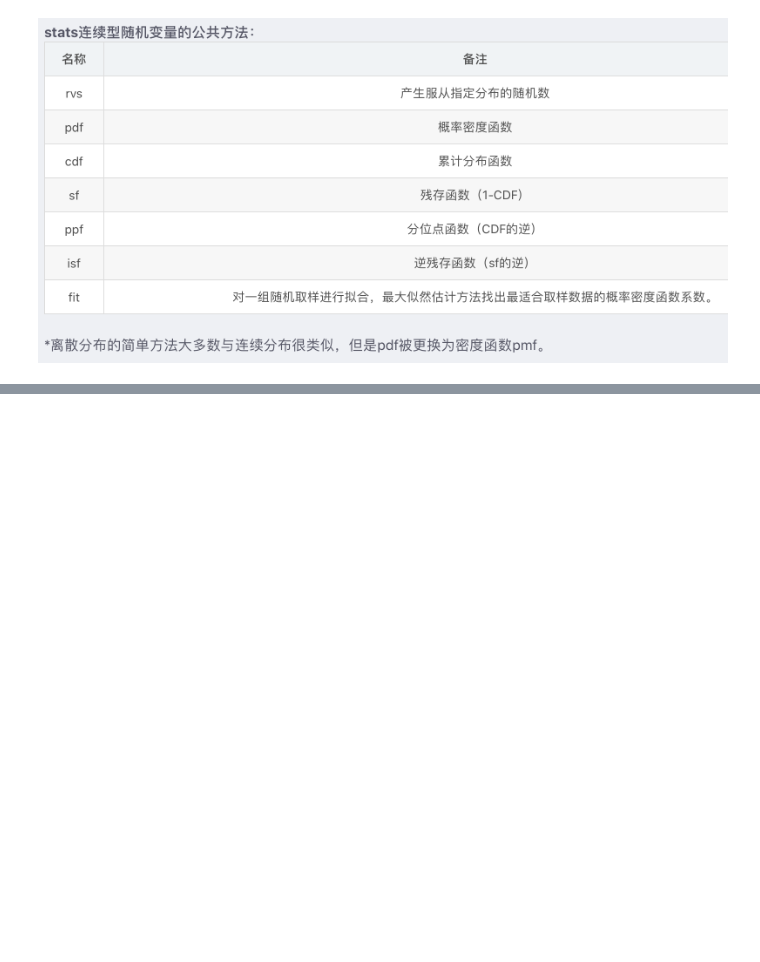
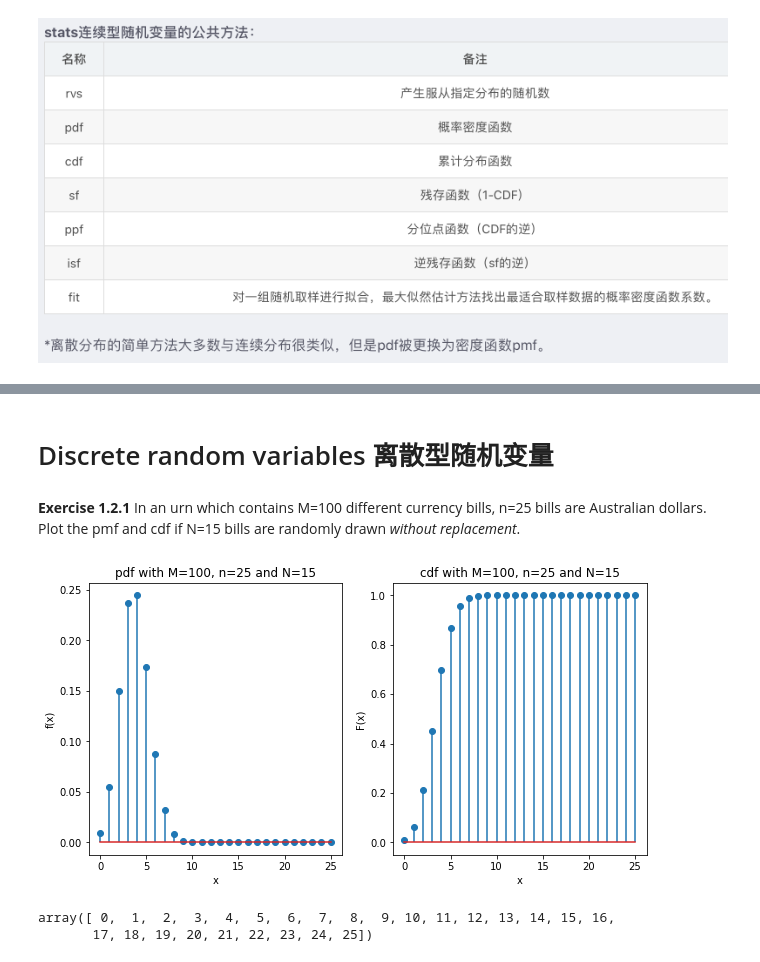
Before and after one commit to Alecia113/2021-S2, a Jupyter notebook: Machine L/1/foundation3_Probability.ipynb, the cells around one changed output, grey strips where cells are left out. Cells and saved outputs as stored; diff of their text form; code cells hidden in the pictures; blank space fills up the shorter version.

```diff
--- a/Machine L/1/foundation3_Probability.ipynb
+++ b/Machine L/1/foundation3_Probability.ipynb
@@ -138,3 +138,29 @@ pl.show()
 ![image.png](attachment:image.png)
 # %% [markdown]
 ![image.png](attachment:image.png)
+# %% [markdown]
+# Discrete random variables 离散型随机变量
+# %% [markdown]
+**Exercise 1.2.1** In an urn which contains M=100 different currency bills, n=25 bills are Australian dollars. Plot the pmf and cdf if N=15 bills are randomly drawn *without replacement*.
+# %%
+#Answer
+M, n, N = 100, 25, 15 #Population, Successes, No of draws
+x = np.arange(0, n+1)
+f = st.hypergeom.pmf(x, M, n, N)
+F = st.hypergeom.cdf(x, M, n, N)
+
+pl.figure(figsize=(10,5))
+pl.subplot(121)
+pl.stem(x, f); pl.xlabel('x'); pl.ylabel('f(x)'); pl.title('pdf with M={}, n={} and N={}'.format(M, n, N))
+pl.subplot(122)
+pl.stem(x, F); pl.xlabel('x'); pl.ylabel('F(x)'); pl.title('cdf with M={}, n={} and N={}'.format(M, n, N))
+pl.show()
+# %% [output]
+[figure, added]
+# %%
+M, n, N = 100, 25,15  #Population, Successes, No of draws
+x = np.arange(0, n+1)
+x
+# %% [output]
+array([ 0,  1,  2,  3,  4,  5,  6,  7,  8,  9, 10, 11, 12, 13, 14, 15, 16,
+       17, 18, 19, 20, 21, 22, 23, 24, 25])
```
Also changed, not shown: parts of 56 cells of this notebook.
